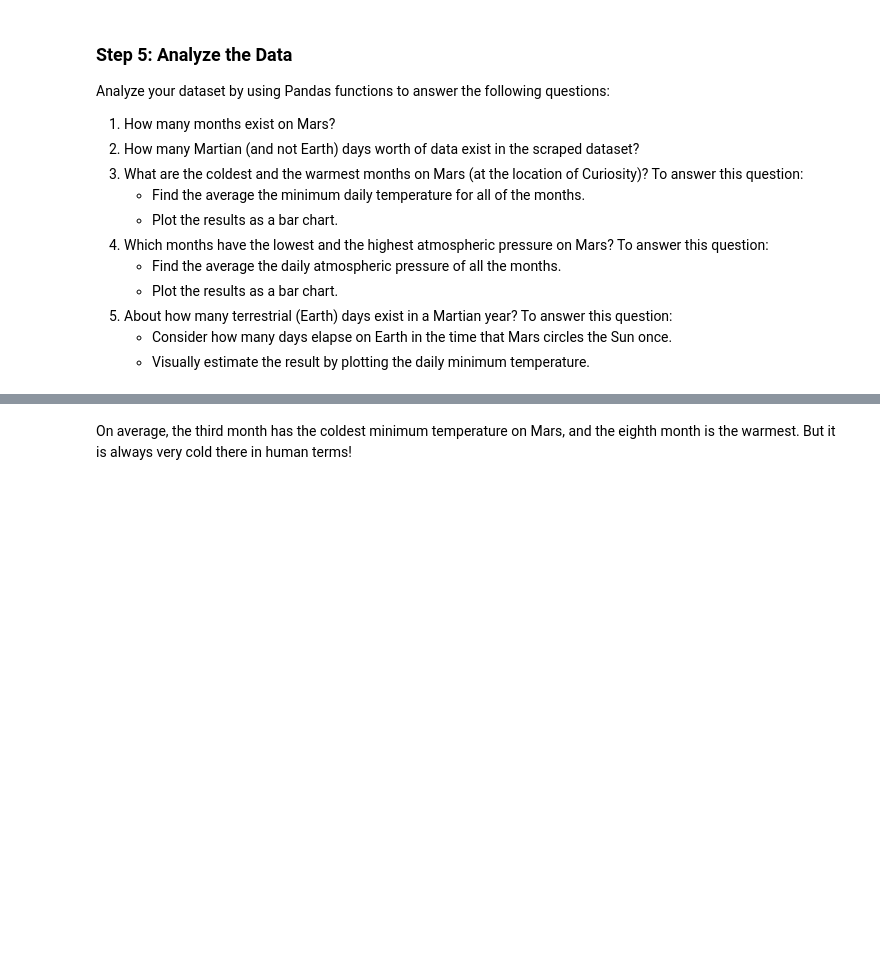
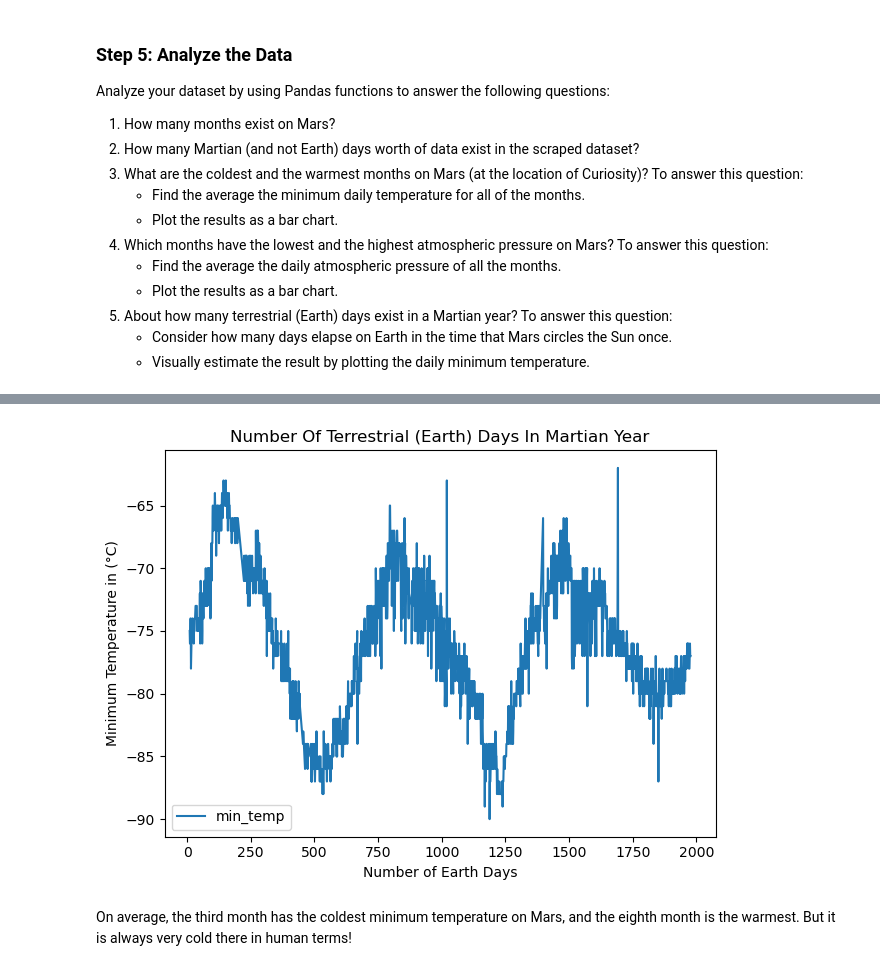
Before and after one commit to CJO100293/data-collection-challenge, a Jupyter notebook: part_2_mars_weather.ipynb, the cells around one changed output, grey strips where cells are left out. Cells and saved outputs as stored; diff of their text form; code cells hidden in the pictures; blank space fills up the shorter version.

```diff
--- a/part_2_mars_weather.ipynb
+++ b/part_2_mars_weather.ipynb
@@ -197,3 +302,22 @@ Analyze your dataset by using Pandas functions to answer the following questions
+# %%
+# 5. How many terrestrial (earth) days are there in a Martian year?
+# Getting values for plot
+x = 'sol'
+y = 'min_temp'
+earth_days = df.sort_values('sol')
+
+# Creating Plot
+earth_days.plot(x, y, xlabel = 'Number of Earth Days', ylabel = "Minimum Temperature in (°C)")
+
+# Setting title for the plot
+plt.title('Number Of Terrestrial (Earth) Days In Martian Year')
+
+# Save and display the plot
+plt.savefig("output_data/Images/earth_days-plot.png")
+plt.tight_layout()
+plt.show()
+# %% [output]
+[figure, added]
 # %% [markdown]
 On average, the third month has the coldest minimum temperature on Mars, and the eighth month is the warmest. But it is always very cold there in human terms!
 # %% [markdown]
```
Also changed, not shown: parts of 14 cells of this notebook.
